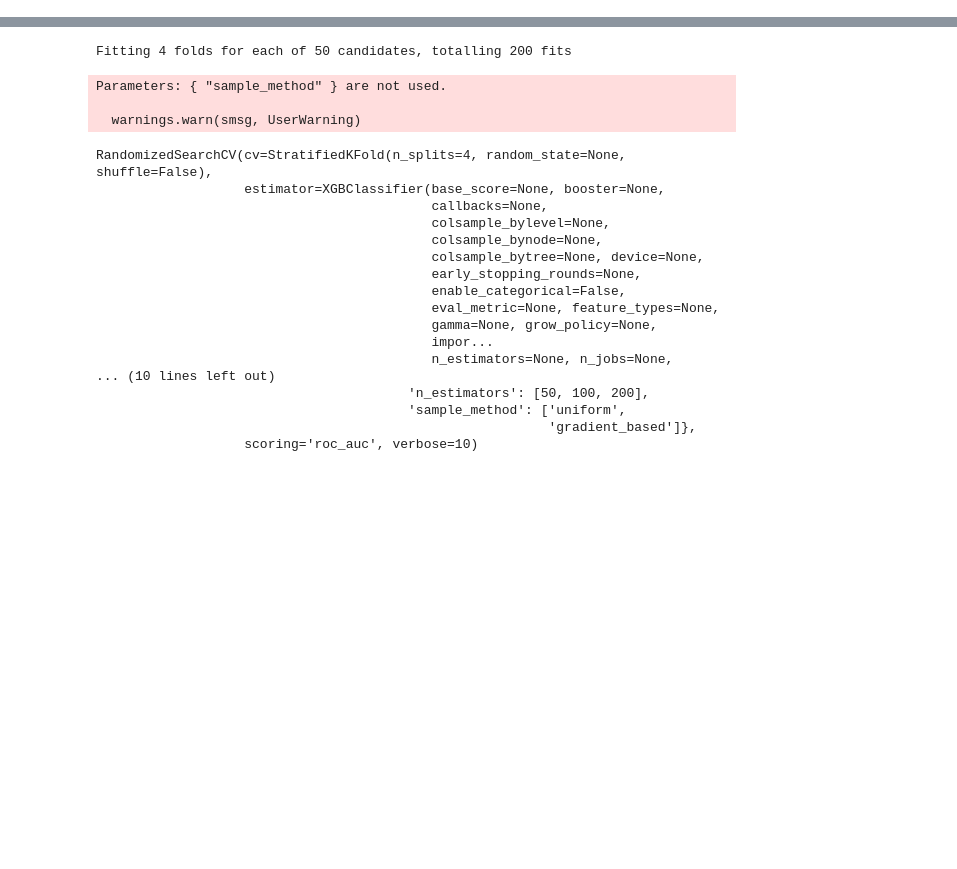
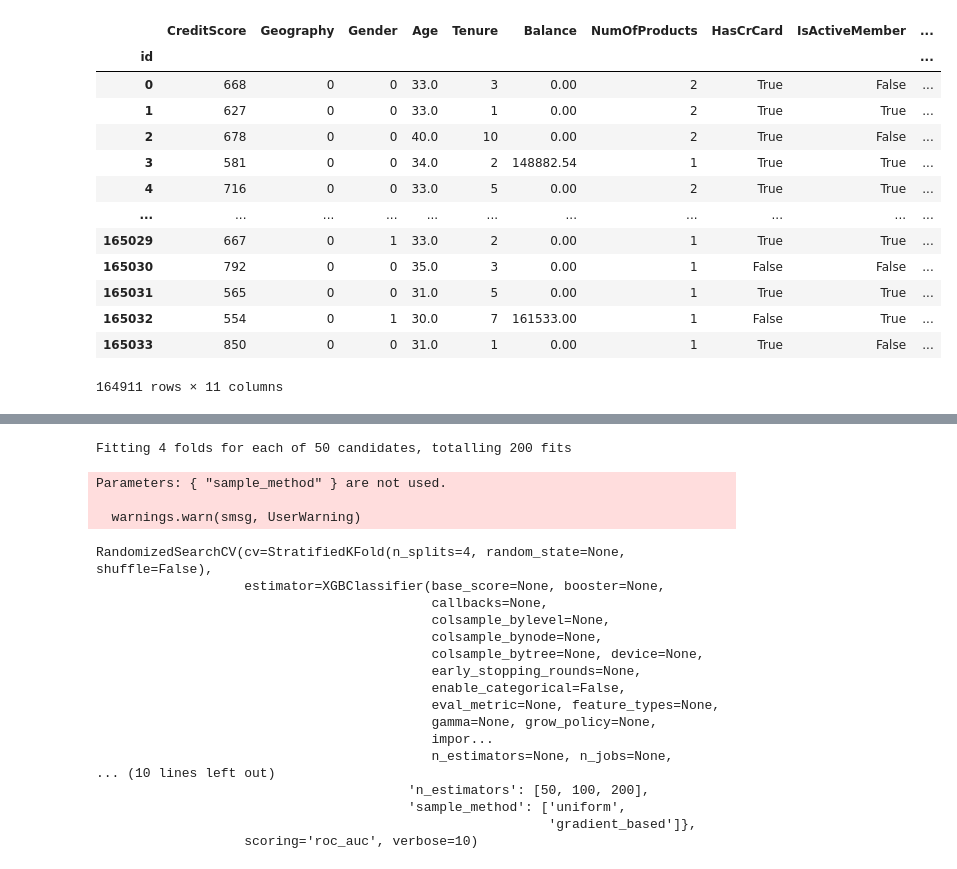
Before and after one commit to marcgloaguen/playgroundseries_s4e1, a Jupyter notebook: GridSearch/XGBoost.ipynb, the cells around one changed output, grey strips where cells are left out. Cells and saved outputs as stored; diff of their text form; code cells hidden in the pictures; blank space fills up the shorter version.

```diff
--- a/GridSearch/XGBoost.ipynb
+++ b/GridSearch/XGBoost.ipynb
@@ -18,0 +36,21 @@ from xgboost import XGBClassifier
+# %%
+train.Geography = train.Geography.map({'France':0,'Spain':0,'Germany':1})
+# %%
+train.Gender = pd.factorize(train.Gender)[0]
+# %%
+train
+# %% [output]
+|  | CreditScore | Geography | Gender | Age | Tenure | Balance | NumOfProducts | HasCrCard | IsActiveMember | ... |
+| id |  |  |  |  |  |  |  |  |  | ... |
+| 0 | 668 | 0 | 0 | 33.0 | 3 | 0.00 | 2 | True | False | ... |
+| 1 | 627 | 0 | 0 | 33.0 | 1 | 0.00 | 2 | True | True | ... |
+| 2 | 678 | 0 | 0 | 40.0 | 10 | 0.00 | 2 | True | False | ... |
+| 3 | 581 | 0 | 0 | 34.0 | 2 | 148882.54 | 1 | True | True | ... |
+| 4 | 716 | 0 | 0 | 33.0 | 5 | 0.00 | 2 | True | True | ... |
+| ... | ... | ... | ... | ... | ... | ... | ... | ... | ... | ... |
+| 165029 | 667 | 0 | 1 | 33.0 | 2 | 0.00 | 1 | True | True | ... |
+| 165030 | 792 | 0 | 0 | 35.0 | 3 | 0.00 | 1 | False | False | ... |
+| 165031 | 565 | 0 | 0 | 31.0 | 5 | 0.00 | 1 | True | True | ... |
+| 165032 | 554 | 0 | 1 | 30.0 | 7 | 161533.00 | 1 | False | True | ... |
+| 165033 | 850 | 0 | 0 | 31.0 | 1 | 0.00 | 1 | True | False | ... |
+164911 rows × 11 columns
```
Also changed, not shown: parts of 25 cells of this notebook.
